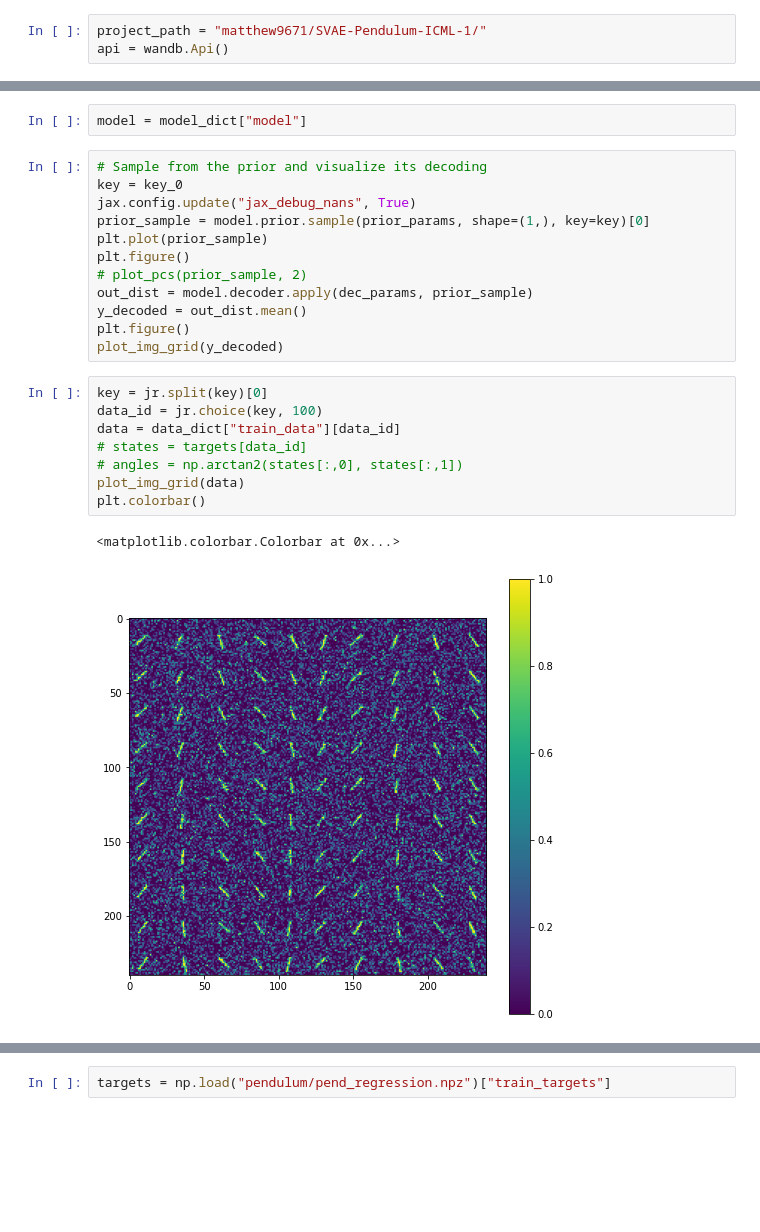
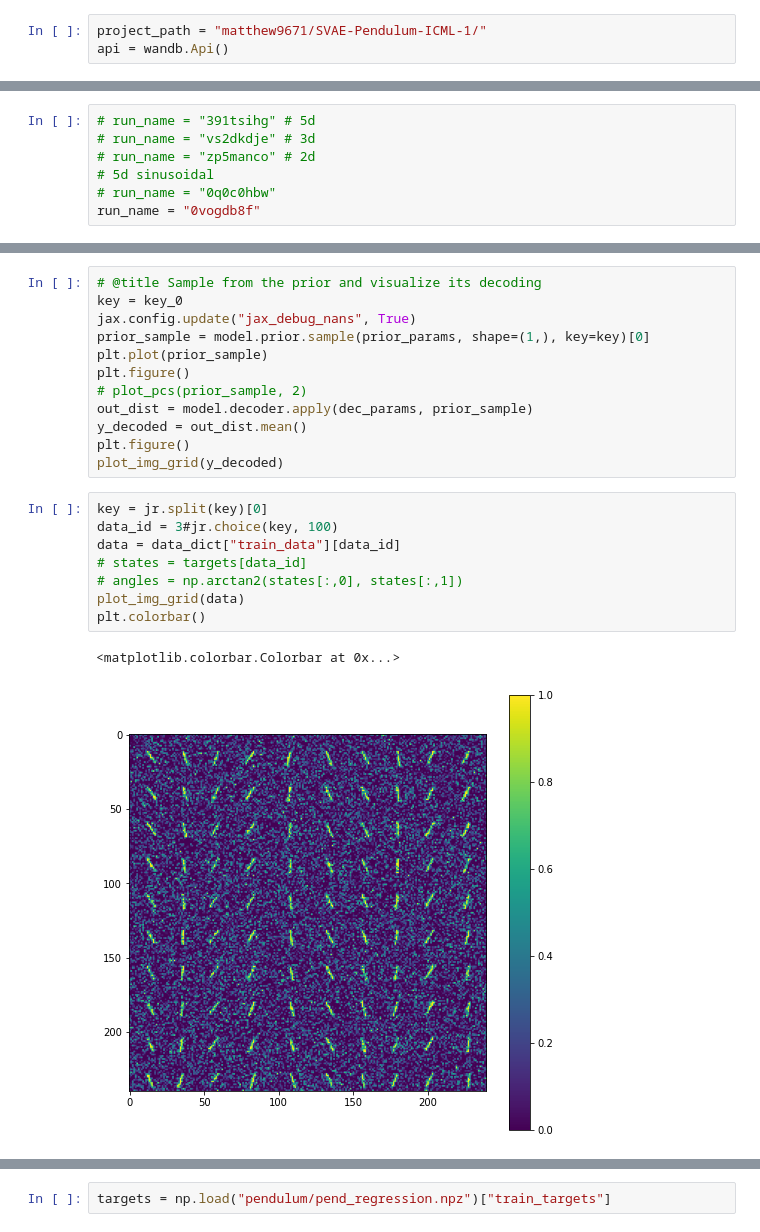
Before and after one commit to matthew9671/MattLab, a Jupyter notebook: Revisiting_SVAE.ipynb, the cells around one changed output, grey strips where cells are left out. Saved outputs shown, nothing was run; the diff lists cells and outputs as text; blank space fills up the shorter version.

```diff
--- a/Revisiting_SVAE.ipynb
+++ b/Revisiting_SVAE.ipynb
@@ -3604 +3702,8 @@ run_name = "rbww5bxb"#"xojxbobi"
+# %%
+# run_name = "391tsihg" # 5d
+# run_name = "vs2dkdje" # 3d
+# run_name = "zp5manco" # 2d
+# 5d sinusoidal
+# run_name = "0q0c0hbw"
+run_name = "0vogdb8f"
 # %%
@@ -3628,7 +3739,5 @@ model_dict = init_model(run_params, data_dict)
-# %%
-model = model_dict["model"]
 # %%
-# Sample from the prior and visualize its decoding
+# @title Sample from the prior and visualize its decoding
 key = key_0
 jax.config.update("jax_debug_nans", True)
 prior_sample = model.prior.sample(prior_params, shape=(1,), key=key)[0]
@@ -3641,15 +3750,15 @@ plt.figure()
 plot_img_grid(y_decoded)
 # %%
 key = jr.split(key)[0]
-data_id = jr.choice(key, 100)
+data_id = 3#jr.choice(key, 100)
 data = data_dict["train_data"][data_id]
 # states = targets[data_id]
 # angles = np.arctan2(states[:,0], states[:,1])
 plot_img_grid(data)
 plt.colorbar()
 # %% [output]
 <matplotlib.colorbar.Colorbar at 0x...>
-[figure, old version]
+[figure, new version]
 # %%
 temp_params = deepcopy(run_params)
 temp_params["mask_size"] = 0
```
Also changed, not shown: parts of 24 cells of this notebook.
